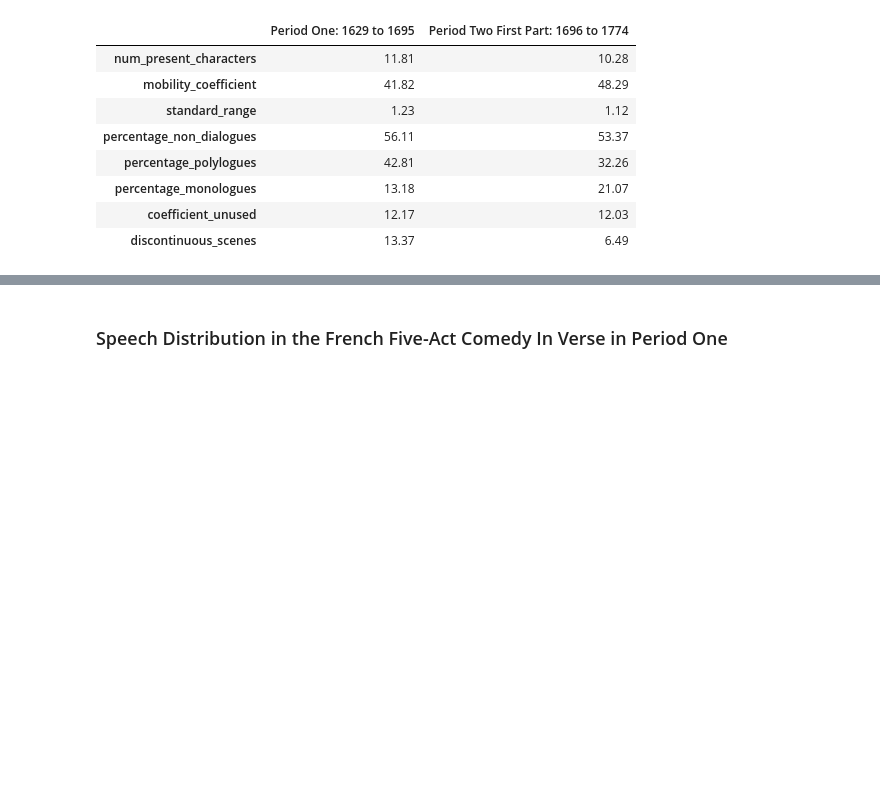
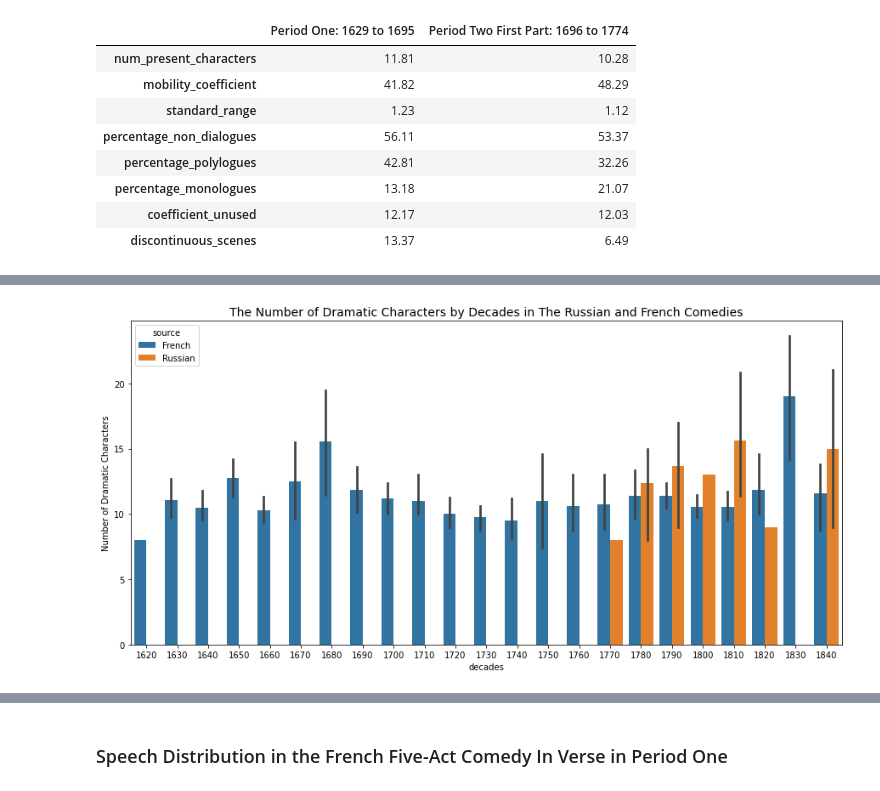
Before and after one commit to innawendell/European_Comedy, a Jupyter notebook: Analyses/Comparison_Russian_And_Other_Traditions.ipynb, the cells around one changed output, grey strips where cells are left out. Drawn from its saved outputs; the diff is of its cells as text; code cells hidden in the pictures; blank space fills up the shorter version.

Commit message:
added data by decades

```diff
--- a/Analyses/Comparison_Russian_And_Other_Traditions.ipynb
+++ b/Analyses/Comparison_Russian_And_Other_Traditions.ipynb
@@ -280,6 +283,9 @@ not_sample = french_original_comedies[~french_original_comedies['index'].isin(fr
 
 # sort by date
 french_sorted_comedies = not_sample.sort_values(by='date')
+
+# identify decades
+french_sorted_comedies['decades'] = french_sorted_comedies['date'].apply(decade)
 # %%
 features = ['num_present_characters',
             'mobility_coefficient',
@@ -502,0 +597,14 @@ french_summary_comedies.iloc[:, :2]
+# %%
+french_selected_decades = french_sorted_comedies.copy()
+french_selected_decades['source'] = 'French'
+russian_decades = russian_comedies_df.copy()
+russian_decades['source'] = 'Russian'
+combined_df = pd.concat([french_selected_decades, russian_decades])
+# %%
+plt.figure(figsize=(15, 7))
+plt.title('The Number of Dramatic Characters by Decades in The Russian and French Comedies', fontsize=14)
+sns.barplot(x=combined_df['decades'], y=combined_df['num_present_characters'], hue=combined_df['source'])
+plt.ylabel('Number of Dramatic Characters')
+plt.show()
+# %% [output]
+[figure, added]
```
Also changed, not shown: parts of 34 cells of this notebook.
